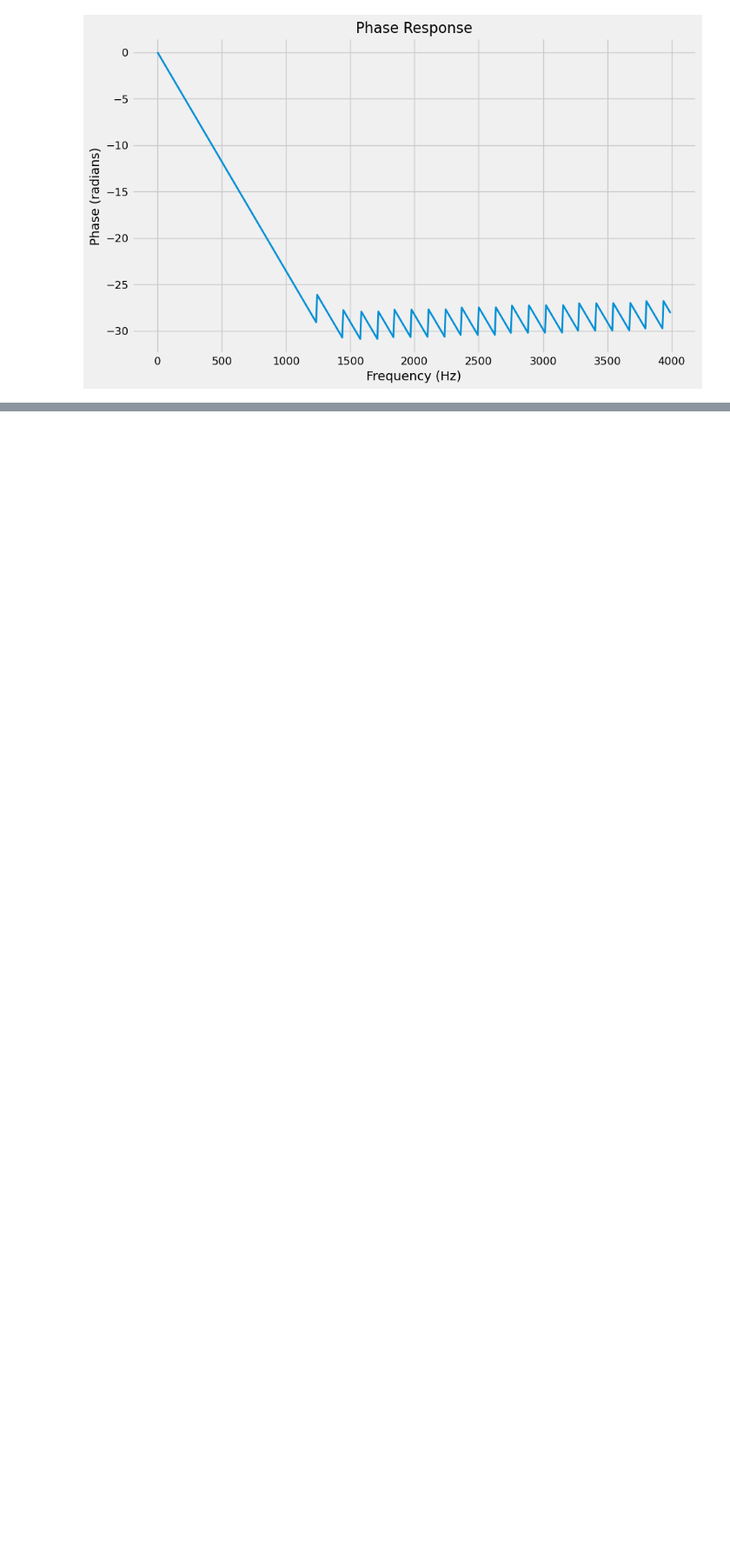
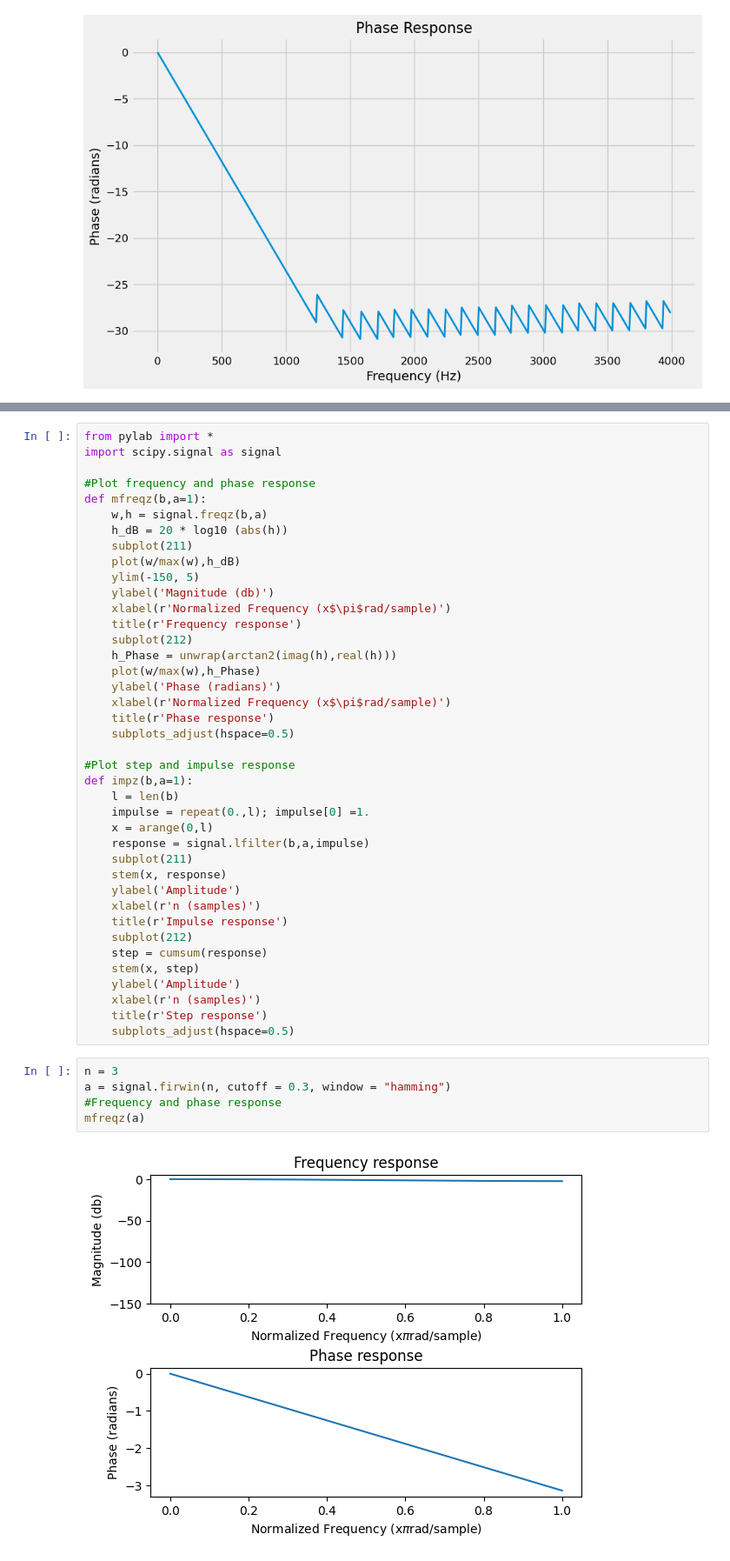
Before and after one commit to bartekkroczek/PhD, a Jupyter notebook: Experiment_1/Analysis/FIR_Analysis.ipynb, the cells around one changed output, grey strips where cells are left out. Shown at 87% size. Saved outputs shown, nothing was run; the diff lists cells and outputs as text; blank space fills up the shorter version.

```diff
--- a/Experiment_1/Analysis/FIR_Analysis.ipynb
+++ b/Experiment_1/Analysis/FIR_Analysis.ipynb
@@ -184,0 +276,47 @@ plot_phase_response(fir_coeff, fs)
+# %%
+from pylab import *
+import scipy.signal as signal
+
+#Plot frequency and phase response
+def mfreqz(b,a=1):
+    w,h = signal.freqz(b,a)
+    h_dB = 20 * log10 (abs(h))
+    subplot(211)
+    plot(w/max(w),h_dB)
+    ylim(-150, 5)
+    ylabel('Magnitude (db)')
+    xlabel(r'Normalized Frequency (x$\pi$rad/sample)')
+    title(r'Frequency response')
+    subplot(212)
+    h_Phase = unwrap(arctan2(imag(h),real(h)))
+    plot(w/max(w),h_Phase)
+    ylabel('Phase (radians)')
+    xlabel(r'Normalized Frequency (x$\pi$rad/sample)')
+    title(r'Phase response')
+    subplots_adjust(hspace=0.5)
+
+#Plot step and impulse response
+def impz(b,a=1):
+    l = len(b)
+    impulse = repeat(0.,l); impulse[0] =1.
+    x = arange(0,l)
+    response = signal.lfilter(b,a,impulse)
+    subplot(211)
+    stem(x, response)
+    ylabel('Amplitude')
+    xlabel(r'n (samples)')
+    title(r'Impulse response')
+    subplot(212)
+    step = cumsum(response)
+    stem(x, step)
+    ylabel('Amplitude')
+    xlabel(r'n (samples)')
+    title(r'Step response')
+    subplots_adjust(hspace=0.5)
+# %%
+n = 3
+a = signal.firwin(n, cutoff = 0.3, window = "hamming")
+#Frequency and phase response
+mfreqz(a)
+# %% [output]
+[figure, added]
```
Also changed, not shown: parts of 12 cells of this notebook, 23 other files.
